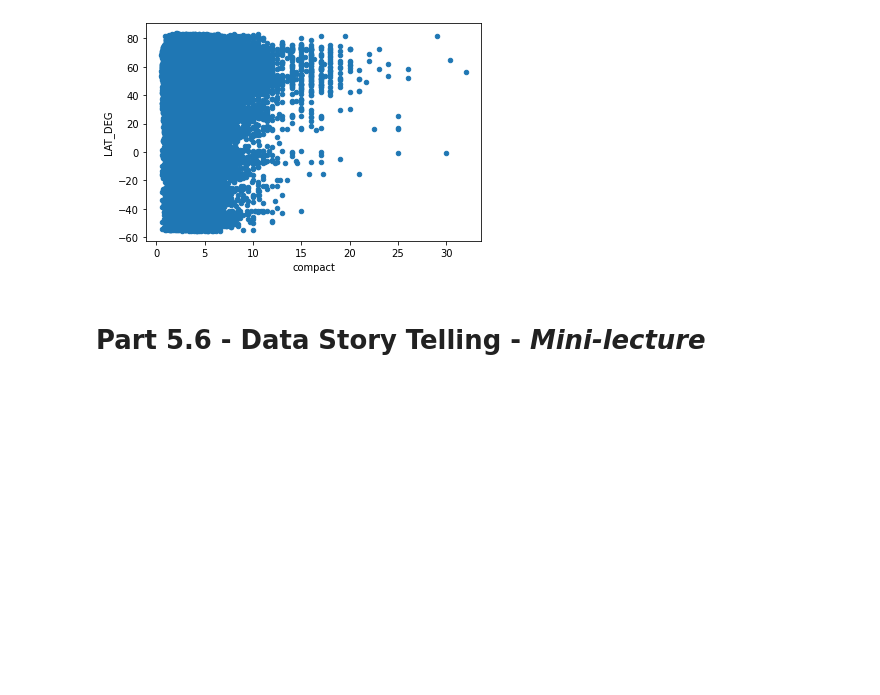
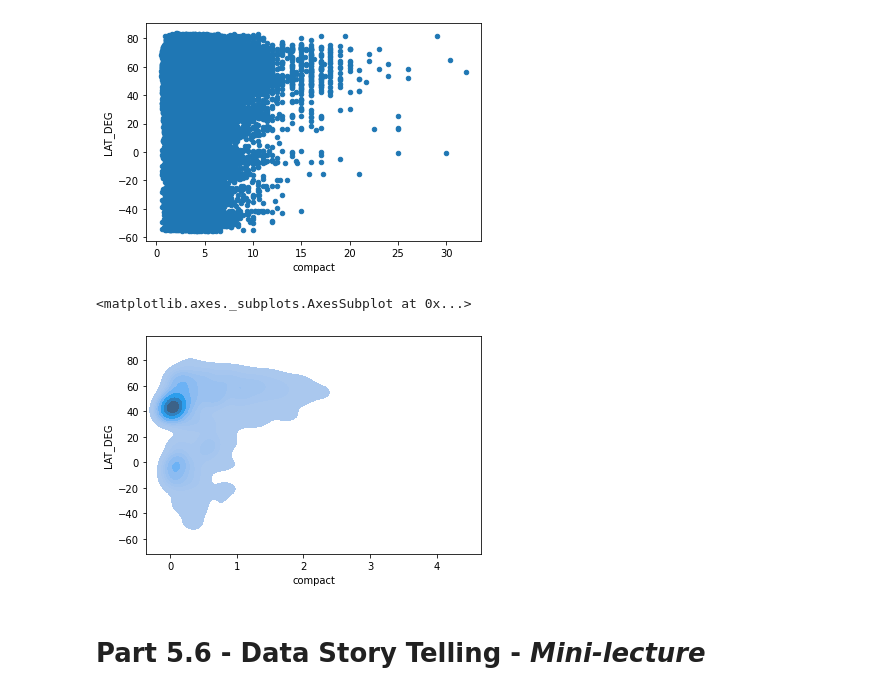
Before and after one commit to ds4geo/ds4geo, a Jupyter notebook: WS 2020 Course Notes/Session 5.ipynb, the cells around one changed output. Saved outputs shown, nothing was run; the diff lists cells and outputs as text; code cells hidden in the pictures; blank space fills up the shorter version.

```diff
--- a/WS 2020 Course Notes/Session 5.ipynb
+++ b/WS 2020 Course Notes/Session 5.ipynb
@@ -177,7 +177,10 @@ glwd2.plot.scatter("compact","LAT_DEG")
 [figure]
 # %%
 import seaborn as sns
-sns.kdeplot(data=glwd2, x="compact", y="LAT_DEG")
+sns.kdeplot(data=glwd1, x="compact", y="LAT_DEG", fill=True, weights="AREA_SKM", bw_method=0.2)
+# %% [output]
+<matplotlib.axes._subplots.AxesSubplot at 0x...>
+[figure, added]
 # %% [markdown]
 # Part 5.6 - Data Story Telling - *Mini-lecture*
 # %% [markdown]
```
